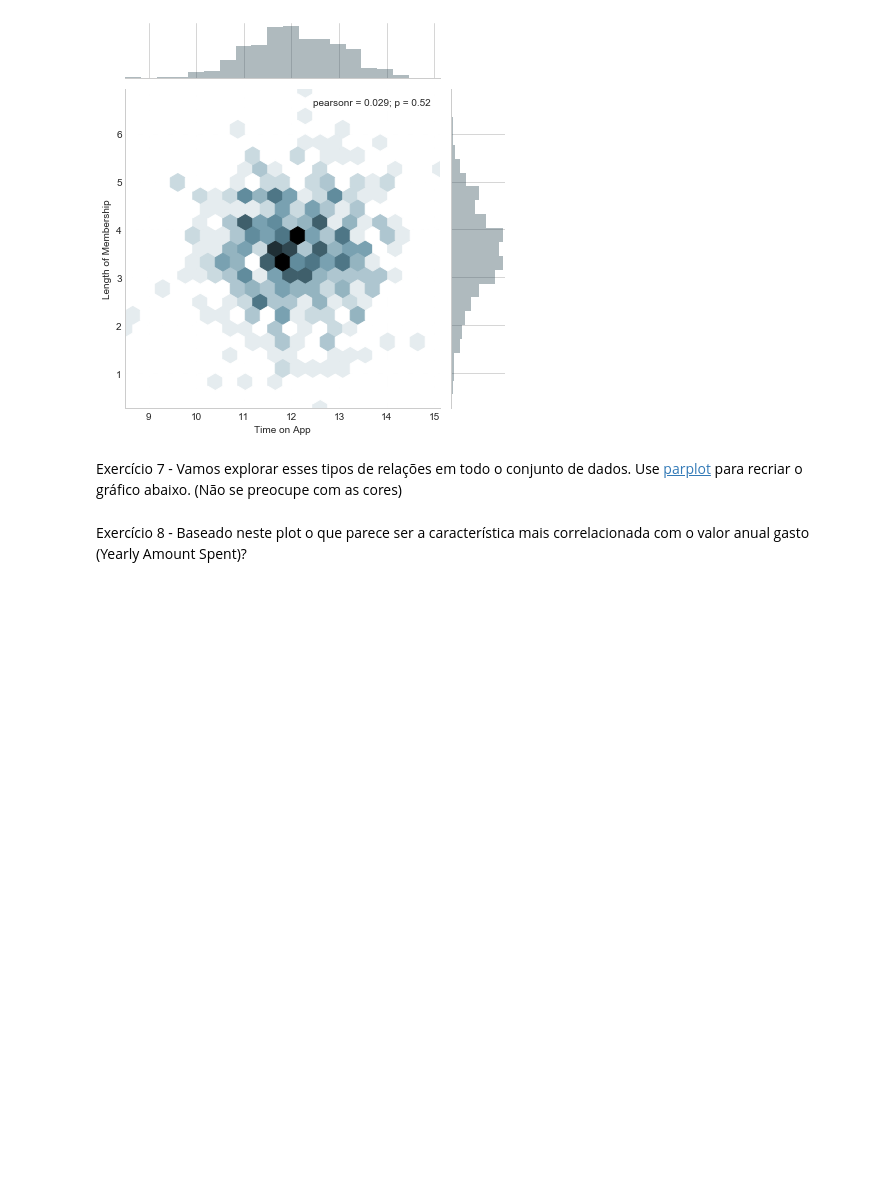
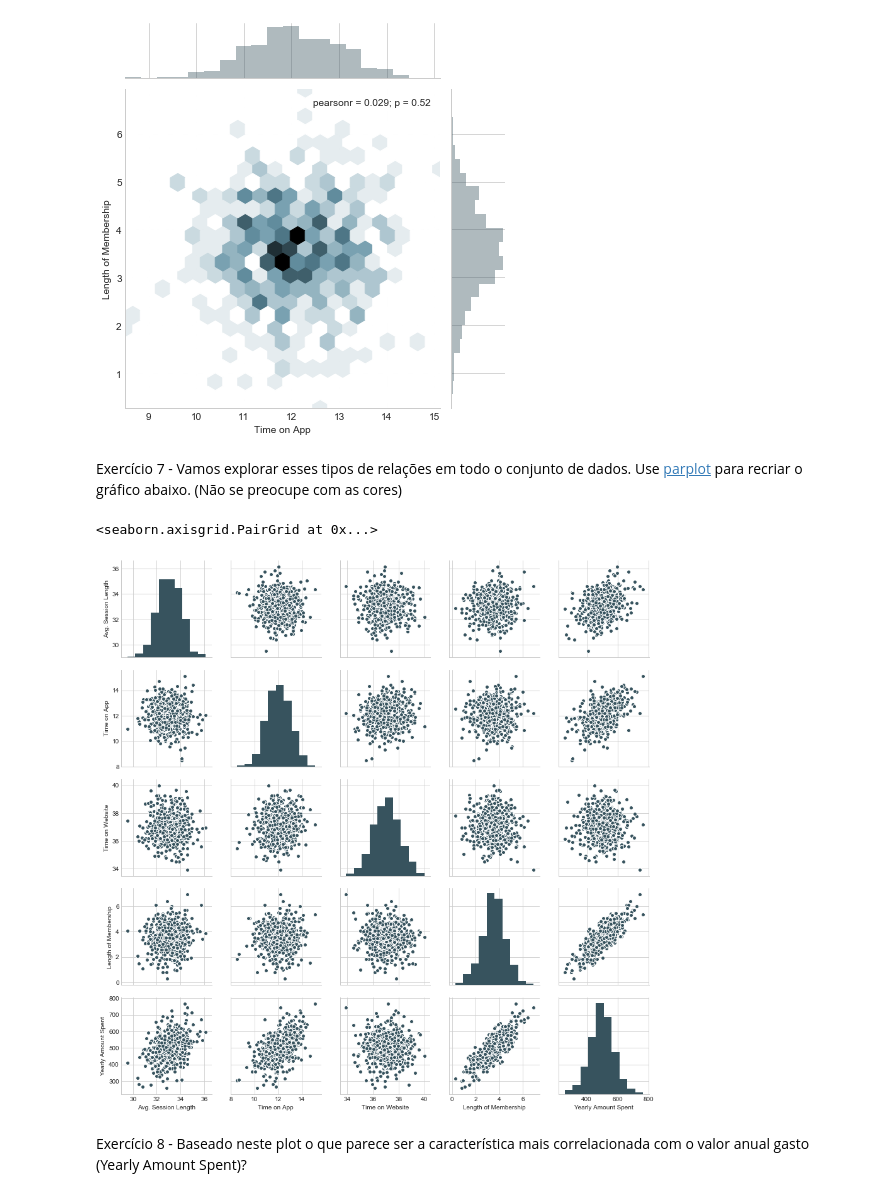
Before and after one commit to luonishicastro/CodingLabs, a Jupyter notebook: Lista Python II/Lista Python II - Curso em Vídeo - Décima Segunda Lista.ipynb, the cells around one changed output. Drawn from its saved outputs; the diff is of its cells as text; code cells hidden in the pictures; blank space fills up the shorter version.

```diff
--- a/Lista Python II/Lista Python II - Curso em Vídeo - Décima Segunda Lista.ipynb
+++ b/Lista Python II/Lista Python II - Curso em Vídeo - Décima Segunda Lista.ipynb
@@ -76,5 +76,10 @@ sns.jointplot(x='Time on App', y='Length of Membership', kind='hex', data=client
 [figure]
 # %% [markdown]
 Exercício 7 - Vamos explorar esses tipos de relações em todo o conjunto de dados. Use [parplot](https://stanford.edu/~mwaskom/software/seaborn/tutorial/axis_grids.html#plotting-pairwise-relationships-with-pairgrid-and-pairplot) para recriar o gráfico abaixo. (Não se preocupe com as cores)
+# %%
+sns.pairplot(clientes)
+# %% [output]
+<seaborn.axisgrid.PairGrid at 0x...>
+[figure, added]
 # %% [markdown]
 Exercício 8 - Baseado neste plot o que parece ser a característica mais correlacionada com o valor anual gasto (Yearly Amount Spent)?
```
Also changed, not shown: parts of 15 cells of this notebook.
